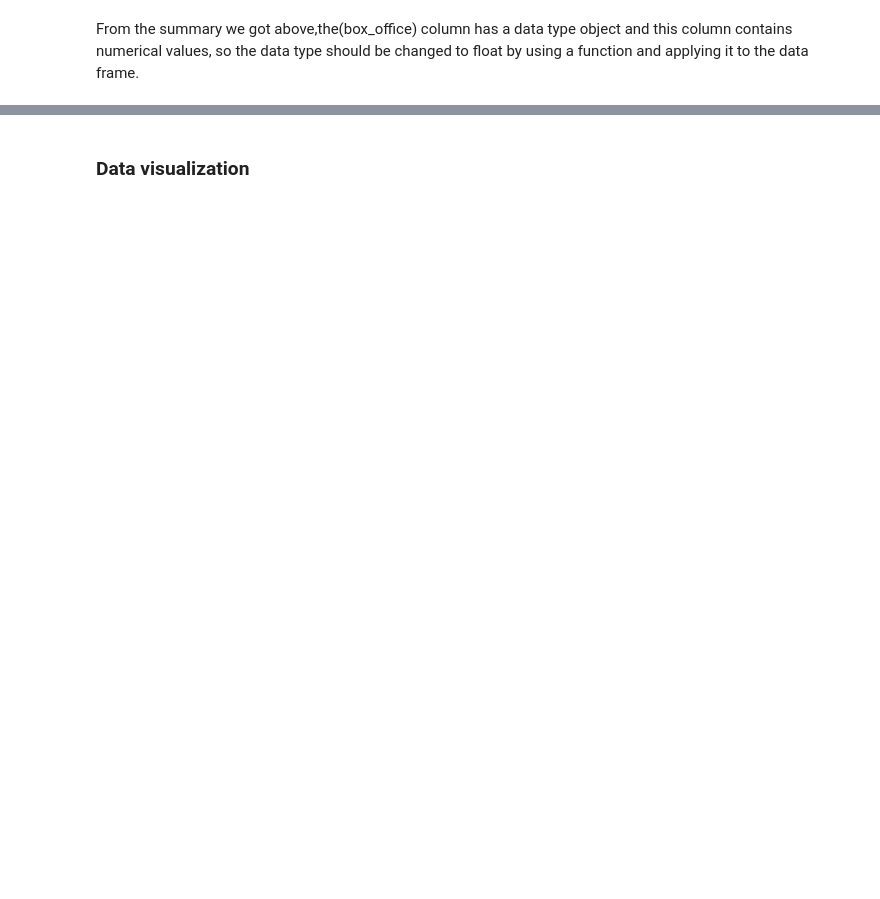
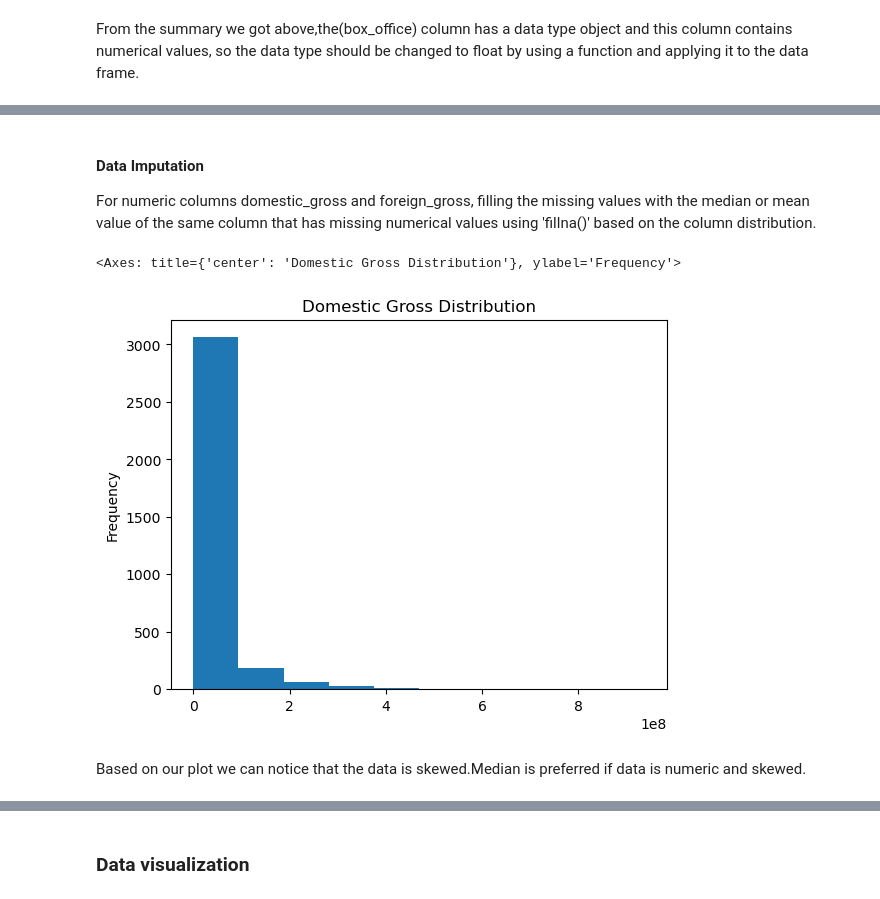
Before and after one commit to maysasaad/Phase_1_Project, a Jupyter notebook: student.ipynb, the cells around one changed output, grey strips where cells are left out. Drawn from its saved outputs; the diff is of its cells as text; code cells hidden in the pictures; blank space fills up the shorter version.

```diff
--- a/student.ipynb
+++ b/student.ipynb
@@ -246,0 +239,7 @@ df
+# %%
+# Importing data from csv file
+# Reset the index of the dataframe
+# Display the first 5 rows of df by using .head() method
+movie3 = pd.read_csv("zippedData/bom.movie_gross.csv.gz",index_col=0)
+movie3.reset_index(inplace = True)
+movie3.head()
@@ -909,0 +757,6 @@ top5_genre
+# %%
+#remove a column using .drop() method
+movie3 = movie3.drop(columns ="year",axis=1)
+# %%
+# changing the column name by using .rename()
+movie3 = movie3.rename(columns ={"title":"Title"})
@@ -909,0 +773,11 @@ top5_genre
+# %% [markdown]
+#### Data Imputation
+For numeric columns domestic_gross and foreign_gross, filling the missing values with the median or mean value of the same column that has missing numerical values using 'fillna()' based on the column distribution.
+# %%
+# create a histogram plot to identify data distribution
+movie3["domestic_gross"].plot(kind ="hist",title ="Domestic Gross Distribution")
+# %% [output]
+<Axes: title={'center': 'Domestic Gross Distribution'}, ylabel='Frequency'>
+[figure, added]
+# %% [markdown]
+Based on our plot we can notice that the data is skewed.Median is preferred if data is numeric and skewed.
```
Also changed, not shown: parts of 487 cells of this notebook, 15 other files.
